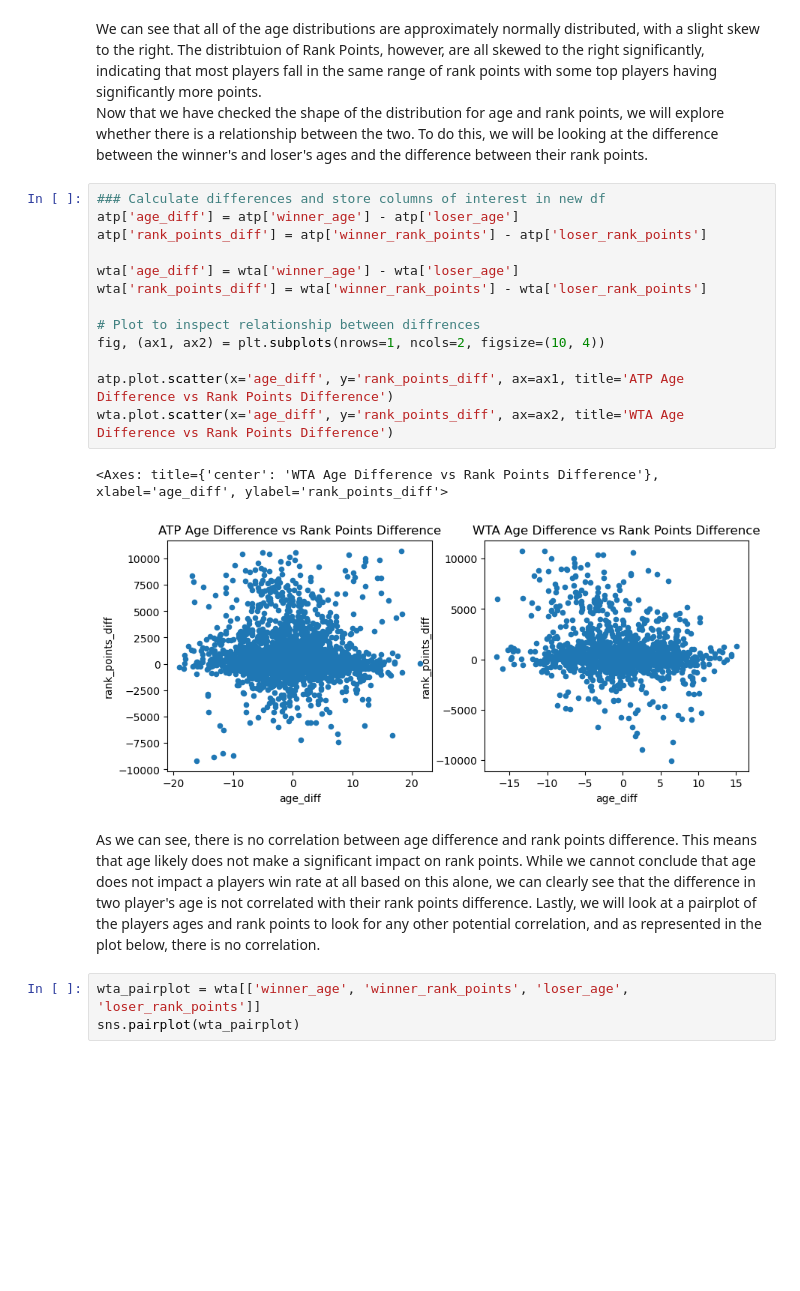
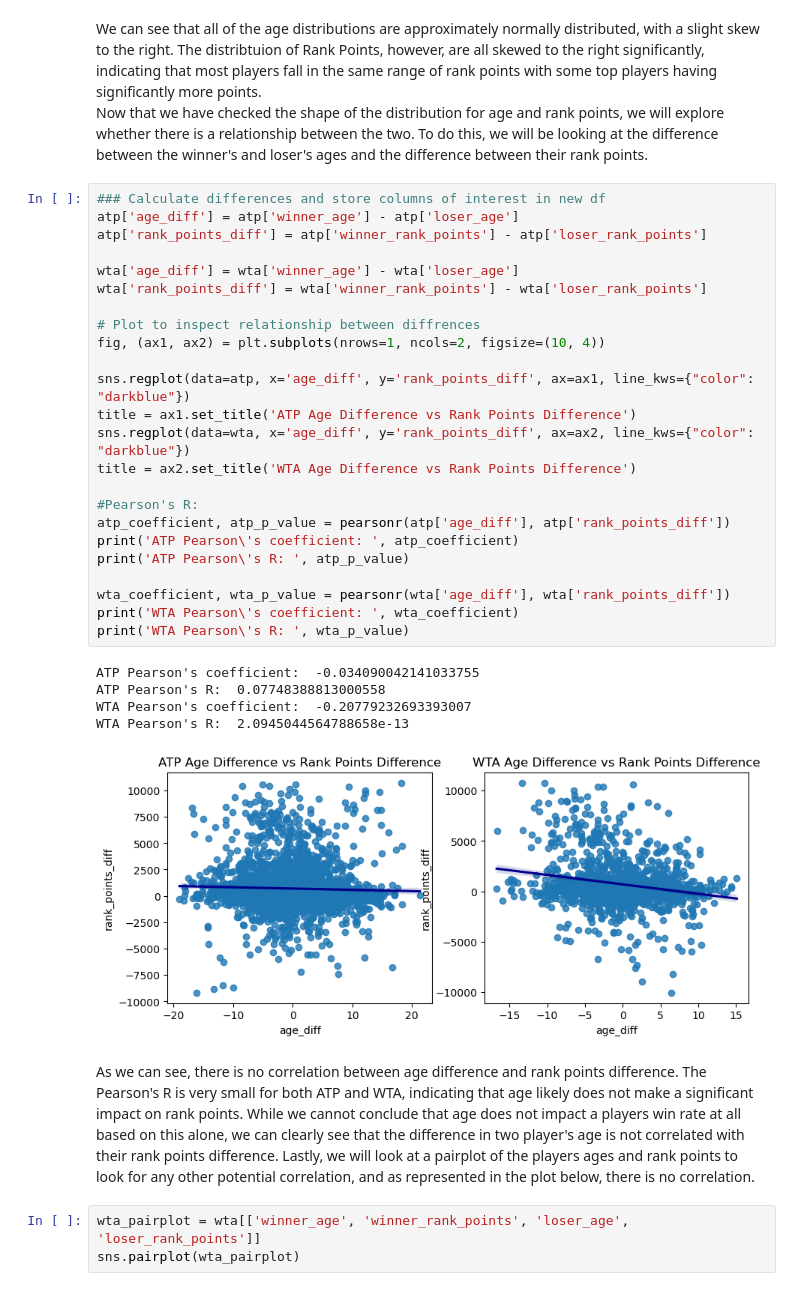
Before and after one commit to COGS108/Group041_WI26, a Jupyter notebook: 03-FinalProject.ipynb, the cells around one changed output. Drawn from its saved outputs; the diff is of its cells as text; blank space fills up the shorter version.

```diff
--- a/03-FinalProject.ipynb
+++ b/03-FinalProject.ipynb
@@ -304,21 +305,35 @@ Now that we have checked the shape of the distribution for age and rank points,
 # %%
 ### Calculate differences and store columns of interest in new df
 atp['age_diff'] = atp['winner_age'] - atp['loser_age']
 atp['rank_points_diff'] = atp['winner_rank_points'] - atp['loser_rank_points']
 
 wta['age_diff'] = wta['winner_age'] - wta['loser_age']
 wta['rank_points_diff'] = wta['winner_rank_points'] - wta['loser_rank_points']
 
 # Plot to inspect relationship between diffrences
 fig, (ax1, ax2) = plt.subplots(nrows=1, ncols=2, figsize=(10, 4))
 
-atp.plot.scatter(x='age_diff', y='rank_points_diff', ax=ax1, title='ATP Age Difference vs Rank Points Difference')
-wta.plot.scatter(x='age_diff', y='rank_points_diff', ax=ax2, title='WTA Age Difference vs Rank Points Difference')
+sns.regplot(data=atp, x='age_diff', y='rank_points_diff', ax=ax1, line_kws={"color": "darkblue"})
+title = ax1.set_title('ATP Age Difference vs Rank Points Difference')
+sns.regplot(data=wta, x='age_diff', y='rank_points_diff', ax=ax2, line_kws={"color": "darkblue"})
+title = ax2.set_title('WTA Age Difference vs Rank Points Difference')
+
+#Pearson's R:
+atp_coefficient, atp_p_value = pearsonr(atp['age_diff'], atp['rank_points_diff'])
+print('ATP Pearson\'s coefficient: ', atp_coefficient)
+print('ATP Pearson\'s R: ', atp_p_value)
+
+wta_coefficient, wta_p_value = pearsonr(wta['age_diff'], wta['rank_points_diff'])
+print('WTA Pearson\'s coefficient: ', wta_coefficient)
+print('WTA Pearson\'s R: ', wta_p_value)
 # %% [output]
-<Axes: title={'center': 'WTA Age Difference vs Rank Points Difference'}, xlabel='age_diff', ylabel='rank_points_diff'>
+ATP Pearson's coefficient:  -0.034090042141033755
+ATP Pearson's R:  0.07748388813000558
+WTA Pearson's coefficient:  -0.20779232693393007
+WTA Pearson's R:  2.0945044564788658e-13
-[figure, old version]
+[figure, new version]
 # %% [markdown]
-As we can see, there is no correlation between age difference and rank points difference. This means that age likely does not make a significant impact on rank points. While we cannot conclude that age does not impact a players win rate at all based on this alone, we can clearly see that the difference in two player's age is not correlated with their rank points difference. Lastly, we will look at a pairplot of the players ages and rank points to look for any other potential correlation, and as represented in the plot below, there is no correlation.
+As we can see, there is no correlation between age difference and rank points difference. The Pearson's R is very small for both ATP and WTA, indicating that age likely does not make a significant impact on rank points. While we cannot conclude that age does not impact a players win rate at all based on this alone, we can clearly see that the difference in two player's age is not correlated with their rank points difference. Lastly, we will look at a pairplot of the players ages and rank points to look for any other potential correlation, and as represented in the plot below, there is no correlation.
 # %%
 wta_pairplot = wta[['winner_age', 'winner_rank_points', 'loser_age', 'loser_rank_points']]
 sns.pairplot(wta_pairplot)
```
Also changed, not shown: parts of 5 cells of this notebook.
